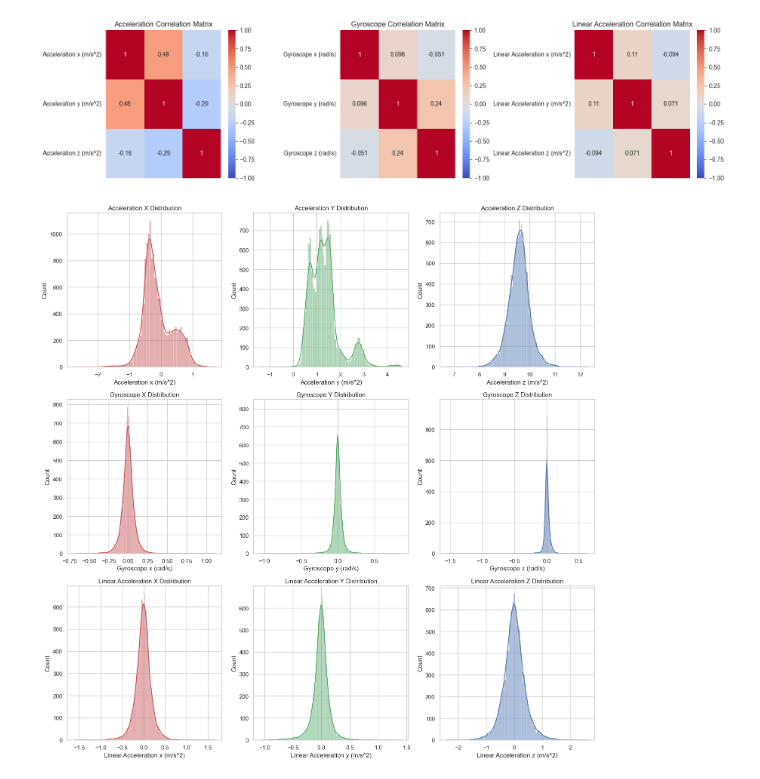
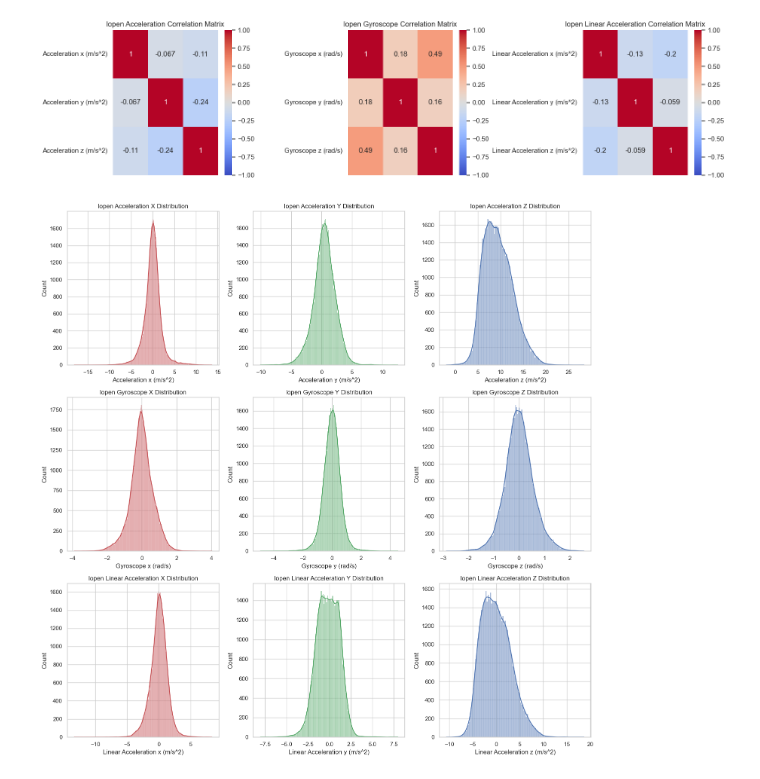
Before and after one commit to Wesleyvdhorst/MLQS_g67, a Jupyter notebook: Own Code/ExplDataAnal.ipynb, the cells around one changed output. Cells and saved outputs as stored; diff of their text form; code cells hidden in the pictures.

```diff
--- a/Own Code/ExplDataAnal.ipynb
+++ b/Own Code/ExplDataAnal.ipynb
@@ -9,7 +9,11 @@ folder = 'Data_Nando/metro_horizontaal_0506-1236'
 # %%
-mode  = path.split('/')[-1].split('_')[0]
+mode  = folder.split('_')[0]
 
 df_acc = pd.read_csv(f'{path}{folder}/Accelerometer.csv')
 df_gyro = pd.read_csv(f'{path}{folder}/Gyroscope.csv')
-df_lin_acc = pd.read_csv(f'{path}{folder}/Linear Acceleration.csv')
+df_lin_acc = pd.read_csv(f'{path}{folder}/Linear Accelerometer.csv')
+# df_lin_acc = pd.read_csv(f'{path}{folder}/Linear Acceleration.csv')
+acc_columns = df_acc.columns
+gyro_columns = df_gyro.columns
+linacc_columns = df_lin_acc.columns
 # %%
@@ -172,52 +167,52 @@ dtype: int64
 # %%
 # Plot heatmaps
 fig, axs = plt.subplots(1, 3, figsize=(16, 4))
 
-sns.heatmap(df_acc[['Acceleration x (m/s^2)', 'Acceleration y (m/s^2)', 'Acceleration z (m/s^2)']].corr(),annot=True,cmap='coolwarm', ax=axs[0], vmin=-1, vmax=1)
-axs[0].set_title('Acceleration Correlation Matrix')
+sns.heatmap(df_acc[[acc_columns[1], acc_columns[2], acc_columns[3]]].corr(),annot=True,cmap='coolwarm', ax=axs[0], vmin=-1, vmax=1)
+axs[0].set_title(f'{mode} Acceleration Correlation Matrix')
 axs[0].set_xticklabels([])
 
-sns.heatmap(df_gyro[['Gyroscope x (rad/s)', 'Gyroscope y (rad/s)', 'Gyroscope z (rad/s)']].corr(),annot=True,cmap='coolwarm', ax=axs[1], vmin=-1, vmax=1)
-axs[1].set_title('Gyroscope Correlation Matrix')
+sns.heatmap(df_gyro[[gyro_columns[1], gyro_columns[2], gyro_columns[3]]].corr(),annot=True,cmap='coolwarm', ax=axs[1], vmin=-1, vmax=1)
+axs[1].set_title(f'{mode} Gyroscope Correlation Matrix')
 axs[1].set_xticklabels([])
 
-sns.heatmap(df_lin_acc[['Linear Acceleration x (m/s^2)', 'Linear Acceleration y (m/s^2)', 'Linear Acceleration z (m/s^2)']].corr(),annot=True,cmap='coolwarm', ax=axs[2], vmin=-1, vmax=1)
-axs[2].set_title('Linear Acceleration Correlation Matrix')
+sns.heatmap(df_lin_acc[[linacc_columns[1], linacc_columns[2], linacc_columns[3]]].corr(),annot=True,cmap='coolwarm', ax=axs[2], vmin=-1, vmax=1)
+axs[2].set_title(f'{mode} Linear Acceleration Correlation Matrix')
 axs[2].set_xticklabels([])
 
 plt.tight_layout()
-plt.savefig(f'{path}/Plots_Nando/heatmaps_{mode}1.png')
+plt.savefig(f'Plots_Nando/heatmaps_{mode}1.png')
 plt.show()
 # %% [output]
-[figure, old version]
+[figure, new version]
 # %%
 sns.set(style="whitegrid")
 fig, axs = plt.subplots(3, 3, figsize=(15, 15))
 
-sns.histplot(df_acc['Acceleration x (m/s^2)'], kde=True, ax=axs[0, 0], color='r')
-sns.histplot(df_acc['Acceleration y (m/s^2)'], kde=True, ax=axs[0, 1], color='g')
-sns.histplot(df_acc['Acceleration z (m/s^2)'], kde=True, ax=axs[0, 2], color='b')
-axs[0, 0].set_title('Acceleration X Distribution')
-axs[0, 1].set_title('Acceleration Y Distribution')
-axs[0, 2].set_title('Acceleration Z Distribution')
+sns.histplot(df_acc[acc_columns[1]], kde=True, ax=axs[0, 0], color='r')
+sns.histplot(df_acc[acc_columns[2]], kde=True, ax=axs[0, 1], color='g')
+sns.histplot(df_acc[acc_columns[3]], kde=True, ax=axs[0, 2], color='b')
+axs[0, 0].set_title(f'{mode} Acceleration X Distribution')
+axs[0, 1].set_title(f'{mode} Acceleration Y Distribution')
+axs[0, 2].set_title(f'{mode} Acceleration Z Distribution')
 
-sns.histplot(df_gyro['Gyroscope x (rad/s)'], kde=True, ax=axs[1, 0], color='r')
-sns.histplot(df_gyro['Gyroscope y (rad/s)'], kde=True, ax=axs[1, 1], color='g')
-sns.histplot(df_gyro['Gyroscope z (rad/s)'], kde=True, ax=axs[1, 2], color='b')
-axs[1, 0].set_title('Gyroscope X Distribution')
-axs[1, 1].set_title('Gyroscope Y Distribution')
-axs[1, 2].set_title('Gyroscope Z Distribution')
+sns.histplot(df_gyro[gyro_columns[1]], kde=True, ax=axs[1, 0], color='r')
+sns.histplot(df_gyro[gyro_columns[2]], kde=True, ax=axs[1, 1], color='g')
+sns.histplot(df_gyro[gyro_columns[3]], kde=True, ax=axs[1, 2], color='b')
+axs[1, 0].set_title(f'{mode} Gyroscope X Distribution')
+axs[1, 1].set_title(f'{mode} Gyroscope Y Distribution')
+axs[1, 2].set_title(f'{mode} Gyroscope Z Distribution')
 
-sns.histplot(df_lin_acc['Linear Acceleration x (m/s^2)'], kde=True, ax=axs[2, 0], color='r')
-sns.histplot(df_lin_acc['Linear Acceleration y (m/s^2)'], kde=True, ax=axs[2, 1], color='g')
-sns.histplot(df_lin_acc['Linear Acceleration z (m/s^2)'], kde=True, ax=axs[2, 2], color='b')
-axs[2, 0].set_title('Linear Acceleration X Distribution')
-axs[2, 1].set_title('Linear Acceleration Y Distribution')
-axs[2, 2].set_title('Linear Acceleration Z Distribution')
+sns.histplot(df_lin_acc[linacc_columns[1]], kde=True, ax=axs[2, 0], color='r')
+sns.histplot(df_lin_acc[linacc_columns[2]], kde=True, ax=axs[2, 1], color='g')
+sns.histplot(df_lin_acc[linacc_columns[3]], kde=True, ax=axs[2, 2], color='b')
+axs[2, 0].set_title(f'{mode} Linear Acceleration X Distribution')
+axs[2, 1].set_title(f'{mode} Linear Acceleration Y Distribution')
+axs[2, 2].set_title(f'{mode} Linear Acceleration Z Distribution')
 
 plt.tight_layout()
-plt.savefig(f'{path}/Plots_Nando/distributions_{mode}1.png')
+plt.savefig(f'Plots_Nando/distributions_{mode}1.png')
 plt.show()
 # %% [output]
-[figure, old version]
+[figure, new version]
 # %%
```
Also changed, not shown: parts of 11 cells of this notebook, 42 other files.
